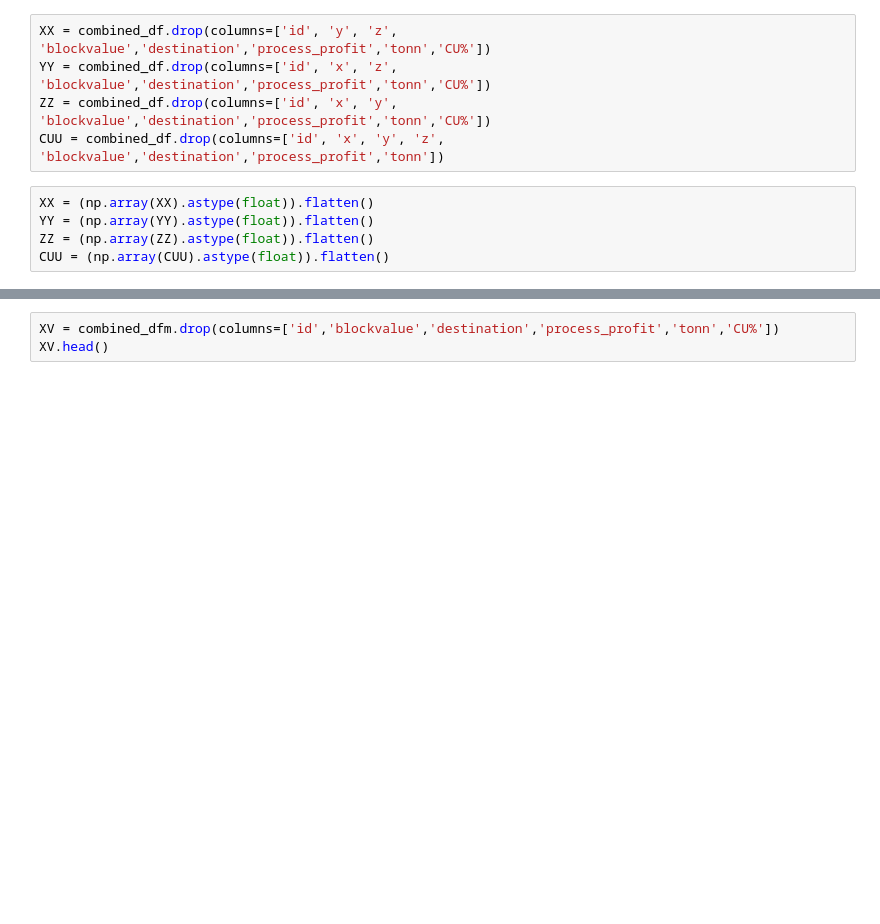
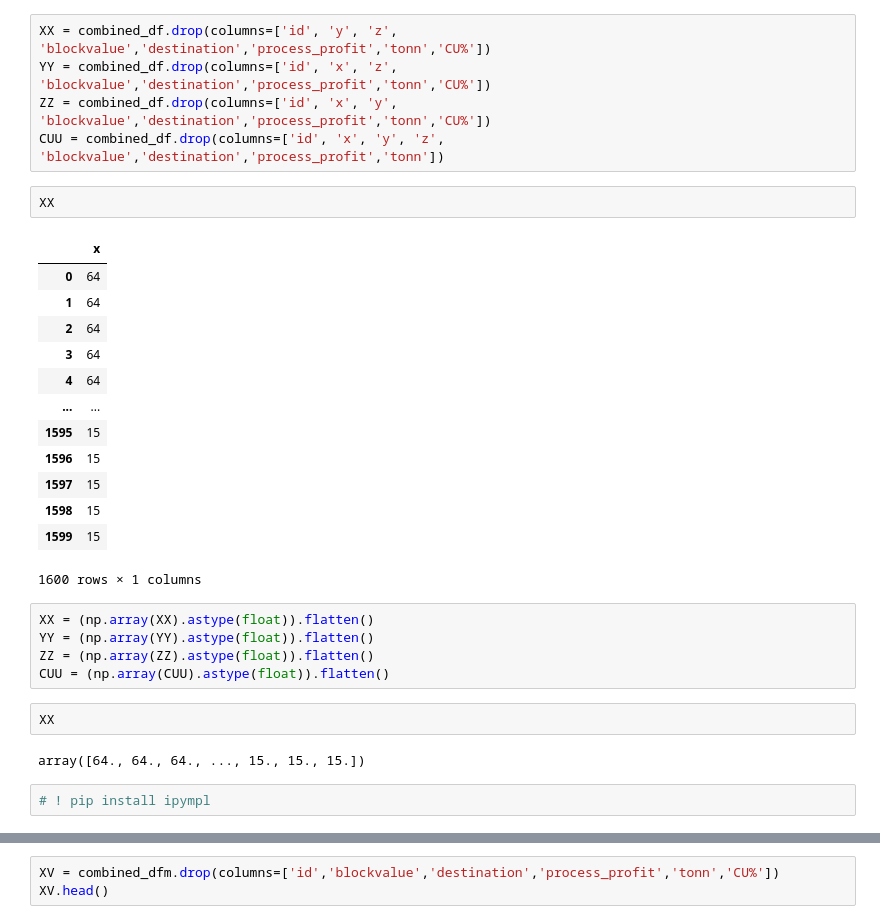
Before and after one commit to Francine-Palacios/KD_Analysis, a Jupyter notebook: Desarrollo/PrimerCodigoR.ipynb, the cells around one changed output, grey strips where cells are left out. Drawn from its saved outputs; the diff is of its cells as text; blank space fills up the shorter version.

```diff
--- a/Desarrollo/PrimerCodigoR.ipynb
+++ b/Desarrollo/PrimerCodigoR.ipynb
@@ -120,11 +120,33 @@ XX = combined_df.drop(columns=['id', 'y', 'z', 'blockvalue','destination','proce
 YY = combined_df.drop(columns=['id', 'x', 'z', 'blockvalue','destination','process_profit','tonn','CU%'])
 ZZ = combined_df.drop(columns=['id', 'x', 'y', 'blockvalue','destination','process_profit','tonn','CU%'])
 CUU = combined_df.drop(columns=['id', 'x', 'y', 'z', 'blockvalue','destination','process_profit','tonn'])
+# %%
+XX
+# %% [output]
+|  | x |
+| 0 | 64 |
+| 1 | 64 |
+| 2 | 64 |
+| 3 | 64 |
+| 4 | 64 |
+| ... | ... |
+| 1595 | 15 |
+| 1596 | 15 |
+| 1597 | 15 |
+| 1598 | 15 |
+| 1599 | 15 |
+1600 rows × 1 columns
 # %%
 XX = (np.array(XX).astype(float)).flatten()
 YY = (np.array(YY).astype(float)).flatten()
 ZZ = (np.array(ZZ).astype(float)).flatten()
 CUU = (np.array(CUU).astype(float)).flatten()
+# %%
+XX
+# %% [output]
+array([64., 64., 64., ..., 15., 15., 15.])
+# %%
+# ! pip install ipympl
 # %%
 %matplotlib widget
 
```
Also changed, not shown: parts of 5 cells of this notebook, 7 other files.
